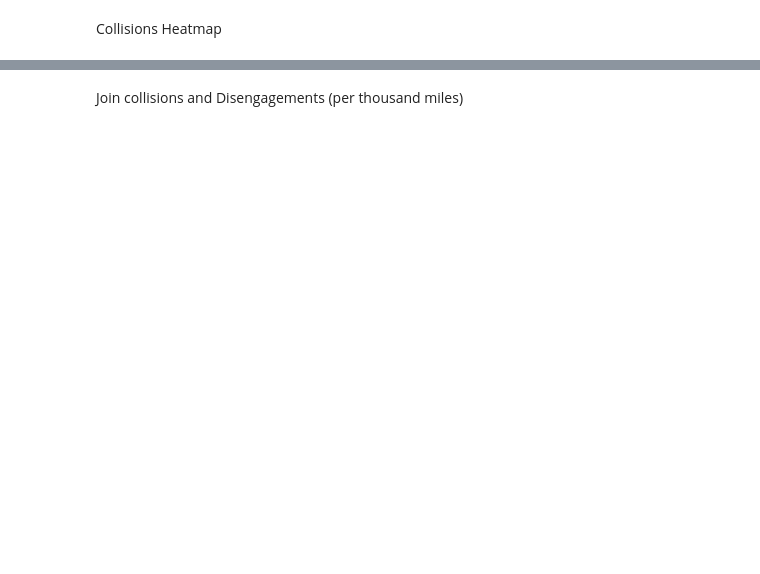
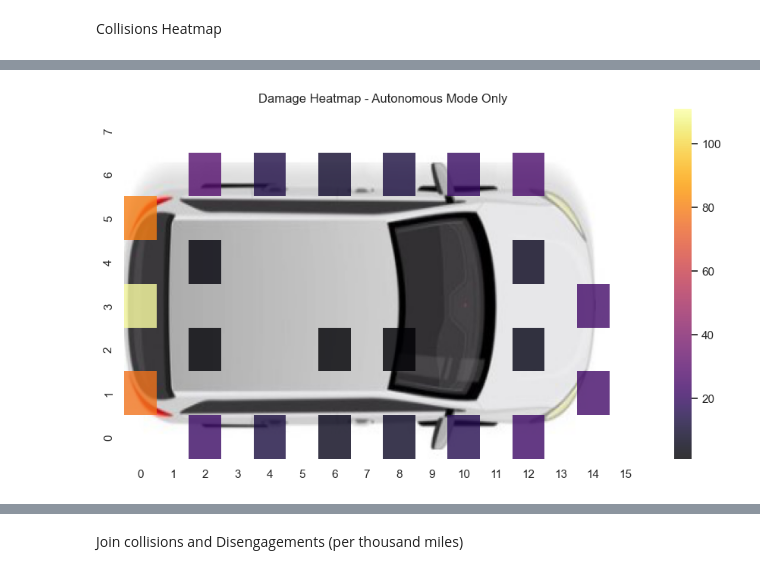
Before and after one commit to Kyle-Markwardt/self-driving-vehicles, a Jupyter notebook: main.ipynb, the cells around one changed output, grey strips where cells are left out. Cells and saved outputs as stored; diff of their text form; code cells hidden in the pictures; blank space fills up the shorter version.

Commit message:
Final graphs for presentation

```diff
--- a/main.ipynb
+++ b/main.ipynb
@@ -676,0 +796,47 @@ NameError: name 'A' is not defined
+# %%
+
+
+columns_to_drop = ['Unknown', 'None', 'minor', 'Moderate', 'major', 'Autonomous Mode', 'Unnamed: 0']
+
+# Filter DataFrame to include only rows where "Autonomous Mode" is True
+autonomous_damage_df = damage_df[damage_df['Autonomous Mode'] == 1]
+
+autonomous_damage_df = autonomous_damage_df.drop(columns=columns_to_drop)
+
+# Create an empty heatmap matrix
+heatmap_data = pd.DataFrame(index=range(8), columns=range(16), data=0)
+
+# Iterate over each row
+for i, row in autonomous_damage_df.iterrows():
+    # Iterate over each column
+    for label, coord in label_to_coord.items():
+        # If damage occurred at this location (True value), increment heatmap value
+        if row[label]:
+            y_coord = int(coord[1] * 2)
+            x_coord = int(coord[0] * 2)
+            heatmap_data.at[y_coord, x_coord] += 1
+
+
+# Reverse the order of rows to flip the heatmap vertically
+heatmap_data = heatmap_data.iloc[::-1]
+
+mask = heatmap_data == 0
+
+plt.figure(figsize=(11, 6))  # Adjust width and height as needed
+
+
+sns.heatmap(heatmap_data, cmap='inferno', annot=False, fmt='d', cbar=True,mask=mask, alpha=0.8)
+
+# Load the image
+img = plt.imread('Images/top_view.jpg')
+
+# Create an annotation box with the image
+imagebox = OffsetImage(img, zoom=0.5)
+plt.imshow(img, aspect='auto', extent=[0, 16, 0, 8])
+
+plt.title('Damage Heatmap - Autonomous Mode Only')
+
+plt.savefig('Images/autonomous_damage_heatmap.png')
+plt.show()
+# %% [output]
+[figure, added]
```
Also changed, not shown: parts of 32 cells of this notebook, 6 other files.
